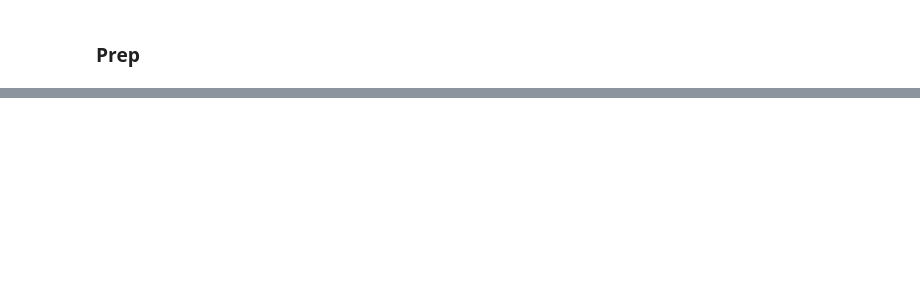
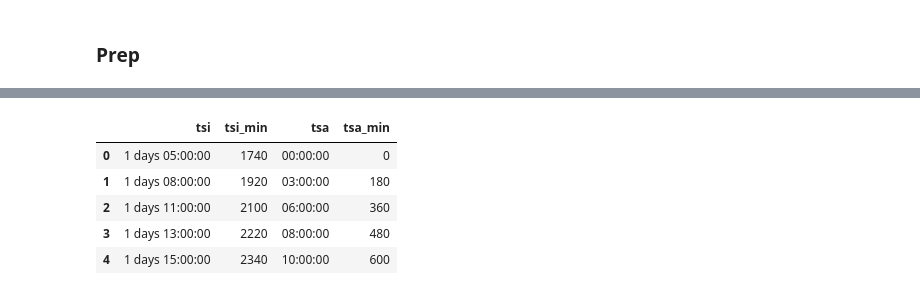
Before and after one commit to eric-czech/portfolio, a Jupyter notebook: demonstrative/python/notebooks/pbto2/0_data_loader.ipynb, the cells around one changed output, grey strips where cells are left out. Drawn from its saved outputs; the diff is of its cells as text; code cells hidden in the pictures; blank space fills up the shorter version.

```diff
--- a/demonstrative/python/notebooks/pbto2/0_data_loader.ipynb
+++ b/demonstrative/python/notebooks/pbto2/0_data_loader.ipynb
@@ -520,0 +428,18 @@ measures.head()
+# %%
+d_demo = d['Demographics'].copy()
+d_demo.columns = [prep.normalize_col(c) for c in d_demo]
+def prep_itime(x):
+    if pd.isnull(x) or not isinstance(x, datetime.time):
+        return None
+    return x.hour * 3600 #+ x.minute * 60 + x.second
+
+d_demo['itime_sec'] = d_demo['itime'].apply(prep_itime)
+
+def get_injury_date(x):
+    v = (x['idate'].value / 1.E9)
+    if not pd.isnull(x['itime_sec']):
+        v += x['itime_sec']
+    return pd.to_datetime(v, unit='s')
+d_demo['injury_date'] = d_demo.apply(get_injury_date, axis=1)
+d_demo = d_demo.drop(['idate', 'itime', 'itime_sec'], axis=1)
+d_demo.info()
@@ -520,0 +588,18 @@ measures.head()
+# %%
+def get_times(x):
+    # Add time since injury value to data frame for patient
+    x['tsi'] = x['datetime'] - x['injury_date']
+    x['tsa'] = x['datetime'] - x['datetime'].min()
+    return x
+d_exp = d_exp.groupby('uid', group_keys=False).apply(get_times)
+d_exp['tsi_min'] = [int(x.value / (1E9 * 60)) for x in d_exp['tsi']]
+d_exp['tsa_min'] = [int(x.value / (1E9 * 60)) for x in d_exp['tsa']]
+
+d_exp[['tsi', 'tsi_min', 'tsa', 'tsa_min']].head()
+# %% [output]
+|  | tsi | tsi_min | tsa | tsa_min |
+| 0 | 1 days 05:00:00 | 1740 | 00:00:00 | 0 |
+| 1 | 1 days 08:00:00 | 1920 | 03:00:00 | 180 |
+| 2 | 1 days 11:00:00 | 2100 | 06:00:00 | 360 |
+| 3 | 1 days 13:00:00 | 2220 | 08:00:00 | 480 |
+| 4 | 1 days 15:00:00 | 2340 | 10:00:00 | 600 |
```
Also changed, not shown: parts of 73 cells of this notebook, 39 other files.
